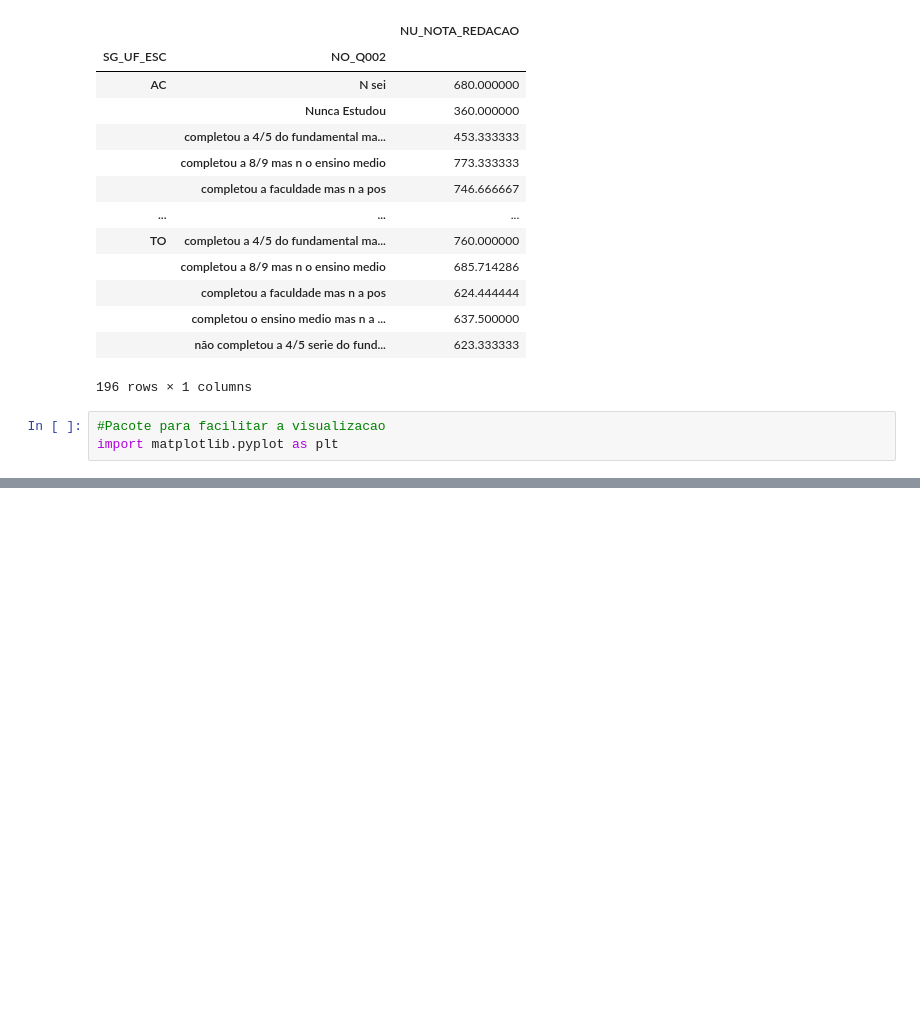
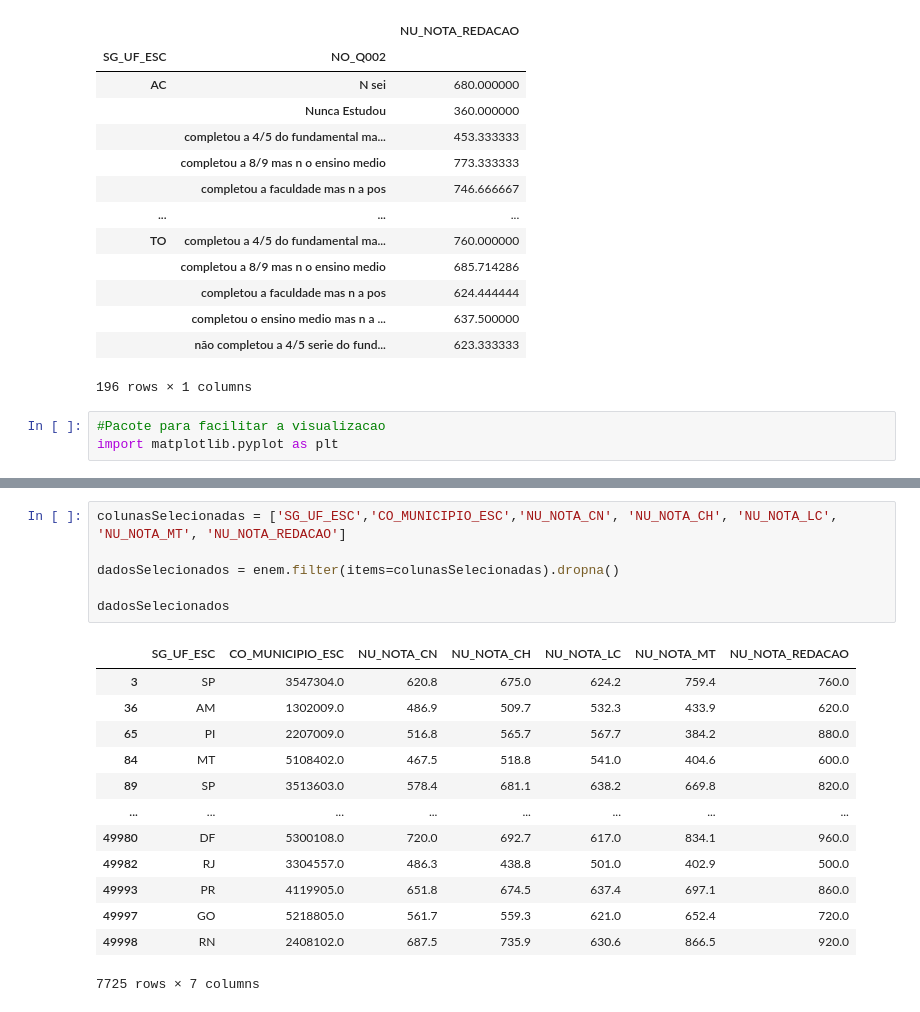
Before and after one commit to LuigiFerrari14/Curso-em-Video-Python---Guanabar-, a Jupyter notebook: pandas.ipynb, the cells around one changed output, grey strips where cells are left out. Cells and saved outputs as stored; diff of their text form; blank space fills up the shorter version.

```diff
--- a/pandas.ipynb
+++ b/pandas.ipynb
@@ -956,0 +995,20 @@ dadosSelecionados.filter(items=['SG_UF_ESC','Q002', 'NU_NOTA_REDACAO'])\
+# %%
+colunasSelecionadas = ['SG_UF_ESC','CO_MUNICIPIO_ESC','NU_NOTA_CN', 'NU_NOTA_CH', 'NU_NOTA_LC', 'NU_NOTA_MT', 'NU_NOTA_REDACAO']
+
+dadosSelecionados = enem.filter(items=colunasSelecionadas).dropna()
+
+dadosSelecionados
+# %% [output]
+|  | SG_UF_ESC | CO_MUNICIPIO_ESC | NU_NOTA_CN | NU_NOTA_CH | NU_NOTA_LC | NU_NOTA_MT | NU_NOTA_REDACAO |
+| 3 | SP | 3547304.0 | 620.8 | 675.0 | 624.2 | 759.4 | 760.0 |
+| 36 | AM | 1302009.0 | 486.9 | 509.7 | 532.3 | 433.9 | 620.0 |
+| 65 | PI | 2207009.0 | 516.8 | 565.7 | 567.7 | 384.2 | 880.0 |
+| 84 | MT | 5108402.0 | 467.5 | 518.8 | 541.0 | 404.6 | 600.0 |
+| 89 | SP | 3513603.0 | 578.4 | 681.1 | 638.2 | 669.8 | 820.0 |
+| ... | ... | ... | ... | ... | ... | ... | ... |
+| 49980 | DF | 5300108.0 | 720.0 | 692.7 | 617.0 | 834.1 | 960.0 |
+| 49982 | RJ | 3304557.0 | 486.3 | 438.8 | 501.0 | 402.9 | 500.0 |
+| 49993 | PR | 4119905.0 | 651.8 | 674.5 | 637.4 | 697.1 | 860.0 |
+| 49997 | GO | 5218805.0 | 561.7 | 559.3 | 621.0 | 652.4 | 720.0 |
+| 49998 | RN | 2408102.0 | 687.5 | 735.9 | 630.6 | 866.5 | 920.0 |
+7725 rows × 7 columns
```
Also changed, not shown: parts of 17 cells of this notebook.
